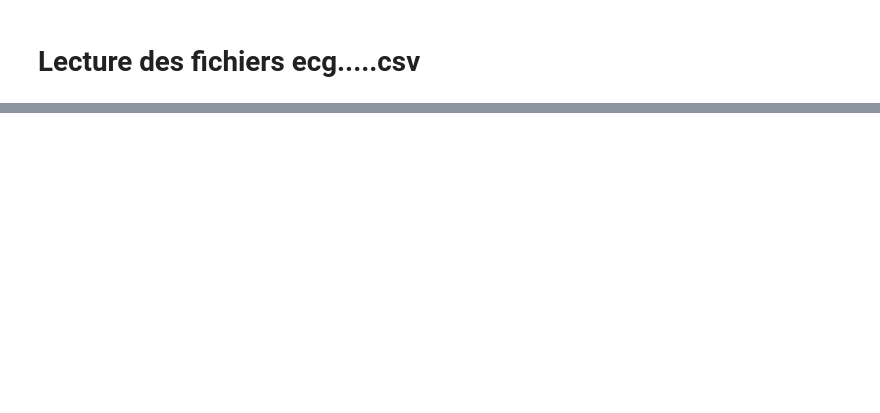
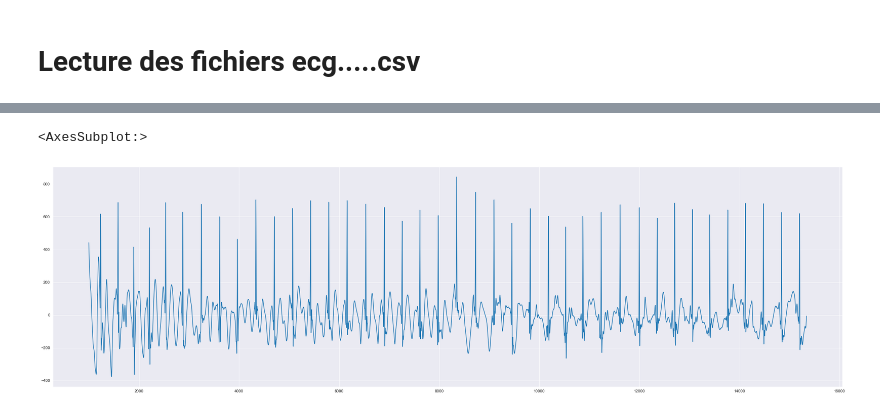
Before and after one commit to pbellot/Physio, a Jupyter notebook: explorationECG.ipynb, the cells around one changed output, grey strips where cells are left out. Cells and saved outputs as stored; diff of their text form; code cells hidden in the pictures; blank space fills up the shorter version.

```diff
--- a/explorationECG.ipynb
+++ b/explorationECG.ipynb
@@ -18,0 +29,5 @@ ecg.head()
+# %%
+ecg.iloc[1000:]['dérivation'].plot(figsize=(35,10))
+# %% [output]
+<AxesSubplot:>
+[figure, added]
```
Also changed, not shown: parts of 16 cells of this notebook.
